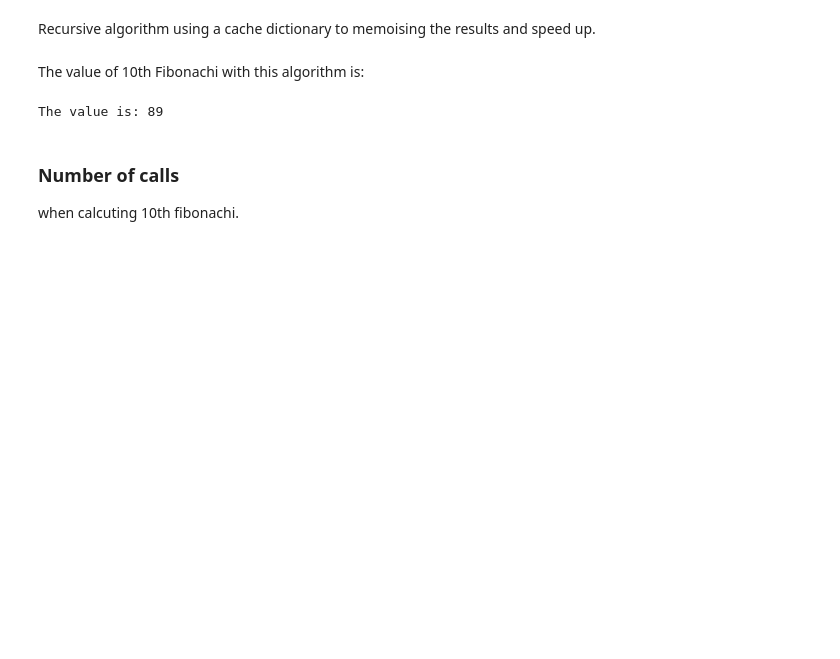
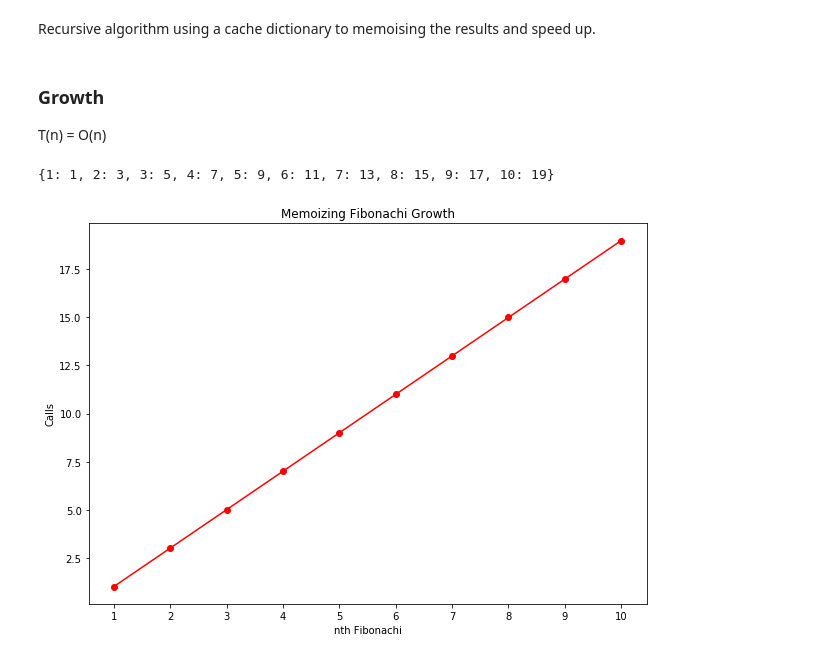
Before and after one commit to Hame-daani/Algorithms, a Jupyter notebook: Divide_and_Conqure/Fibonachi/Fibonachi.ipynb, the cells around one changed output. Cells and saved outputs as stored; diff of their text form; code cells hidden in the pictures; blank space fills up the shorter version.

```diff
--- a/Divide_and_Conqure/Fibonachi/Fibonachi.ipynb
+++ b/Divide_and_Conqure/Fibonachi/Fibonachi.ipynb
@@ -71,14 +86,29 @@ def Memoizing_fib(x):
                 cache[x] = fib_memo(x-1) + fib_memo(x-2)
                 return cache[x]
     return fib_memo(x),counter
-# %% [markdown]
-The value of 10th Fibonachi with this algorithm is:
-# %%
-x, memo_count_10 = Memoizing_fib(10)
-print("The value is:",x)
-# %% [output]
-The value is: 89
-# %% [markdown]
-### Number of calls
-
-when calcuting 10th fibonachi.
+# %% [markdown]
+### Growth
+
+T(n) = O(n)
+# %%
+growth_mf = {}
+l = []
+for i in range(1,test_num+1):
+    r,c = Memoizing_fib(i)
+    growth_mf[i] = get_total(c)
+print(growth_mf)
+
+plt.figure(figsize=(10, 7))
+
+values, calls = zip(*sorted(growth_mf.items()))
+
+plt.plot(values, calls,'r-o')
+plt.xlabel('nth Fibonachi')
+plt.ylabel('Calls')
+plt.xticks(list(range(1,test_num+1)))
+plt.title("Memoizing Fibonachi Growth")
+
+plt.show()
+# %% [output]
+{1: 1, 2: 3, 3: 5, 4: 7, 5: 9, 6: 11, 7: 13, 8: 15, 9: 17, 10: 19}
+[figure, added]
```
Also changed, not shown: parts of 24 cells of this notebook, 8 other files.
